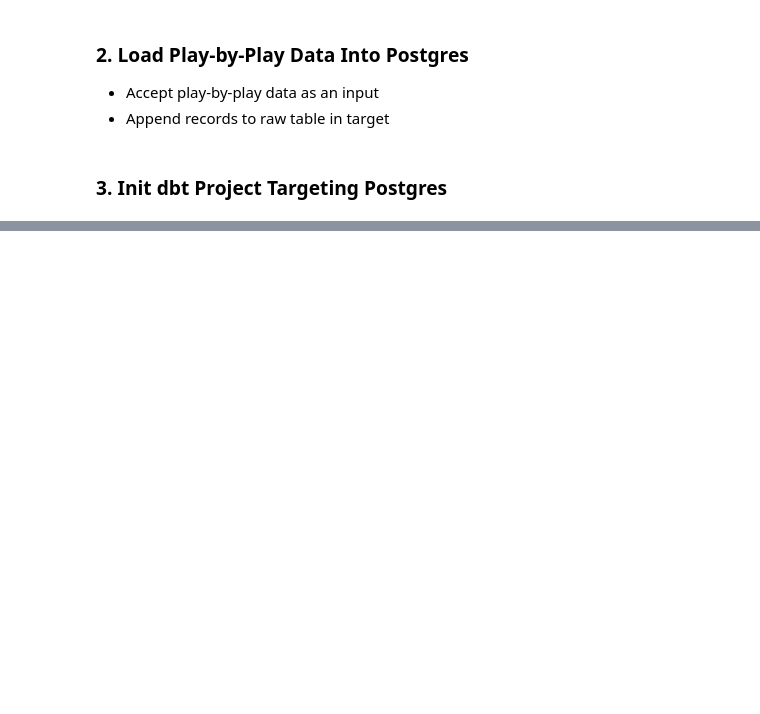
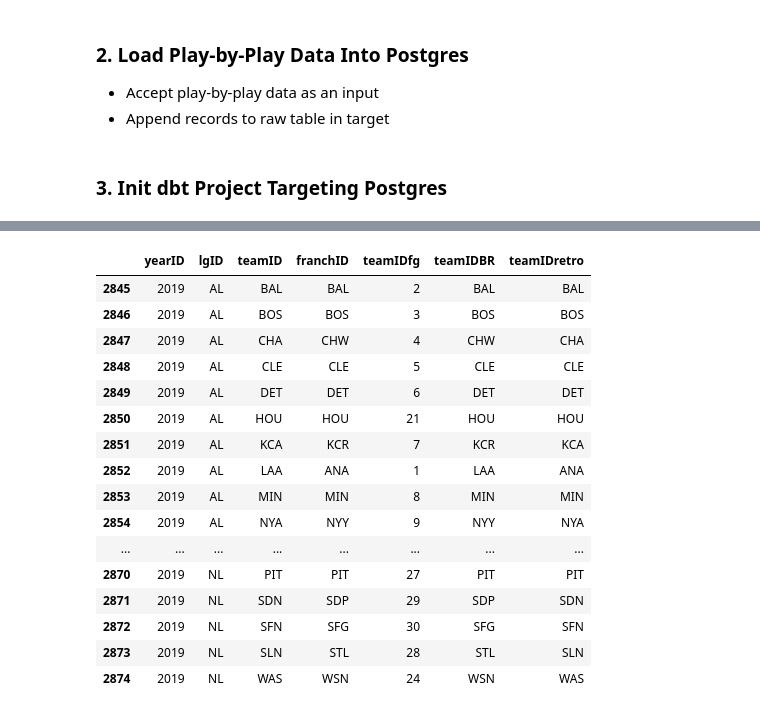
Before and after one commit to eclaflin/curves, a Jupyter notebook: notebooks/elt_project_nb.ipynb, the cells around one changed output, grey strips where cells are left out. Drawn from its saved outputs; the diff is of its cells as text; code cells hidden in the pictures; blank space fills up the shorter version.

```diff
--- a/notebooks/elt_project_nb.ipynb
+++ b/notebooks/elt_project_nb.ipynb
@@ -107,0 +177,24 @@ Create pydantic class to represent the dataframe
+# %%
+from pybaseball import team_ids
+
+teams = team_ids(2019)
+# %%
+teams
+# %% [output]
+|  | yearID | lgID | teamID | franchID | teamIDfg | teamIDBR | teamIDretro |
+| 2845 | 2019 | AL | BAL | BAL | 2 | BAL | BAL |
+| 2846 | 2019 | AL | BOS | BOS | 3 | BOS | BOS |
+| 2847 | 2019 | AL | CHA | CHW | 4 | CHW | CHA |
+| 2848 | 2019 | AL | CLE | CLE | 5 | CLE | CLE |
+| 2849 | 2019 | AL | DET | DET | 6 | DET | DET |
+| 2850 | 2019 | AL | HOU | HOU | 21 | HOU | HOU |
+| 2851 | 2019 | AL | KCA | KCR | 7 | KCR | KCA |
+| 2852 | 2019 | AL | LAA | ANA | 1 | LAA | ANA |
+| 2853 | 2019 | AL | MIN | MIN | 8 | MIN | MIN |
+| 2854 | 2019 | AL | NYA | NYY | 9 | NYY | NYA |
+| ... | ... | ... | ... | ... | ... | ... | ... |
+| 2870 | 2019 | NL | PIT | PIT | 27 | PIT | PIT |
+| 2871 | 2019 | NL | SDN | SDP | 29 | SDP | SDN |
+| 2872 | 2019 | NL | SFN | SFG | 30 | SFG | SFN |
+| 2873 | 2019 | NL | SLN | STL | 28 | STL | SLN |
+| 2874 | 2019 | NL | WAS | WSN | 24 | WSN | WAS |
```
Also changed, not shown: parts of 6 cells of this notebook.
